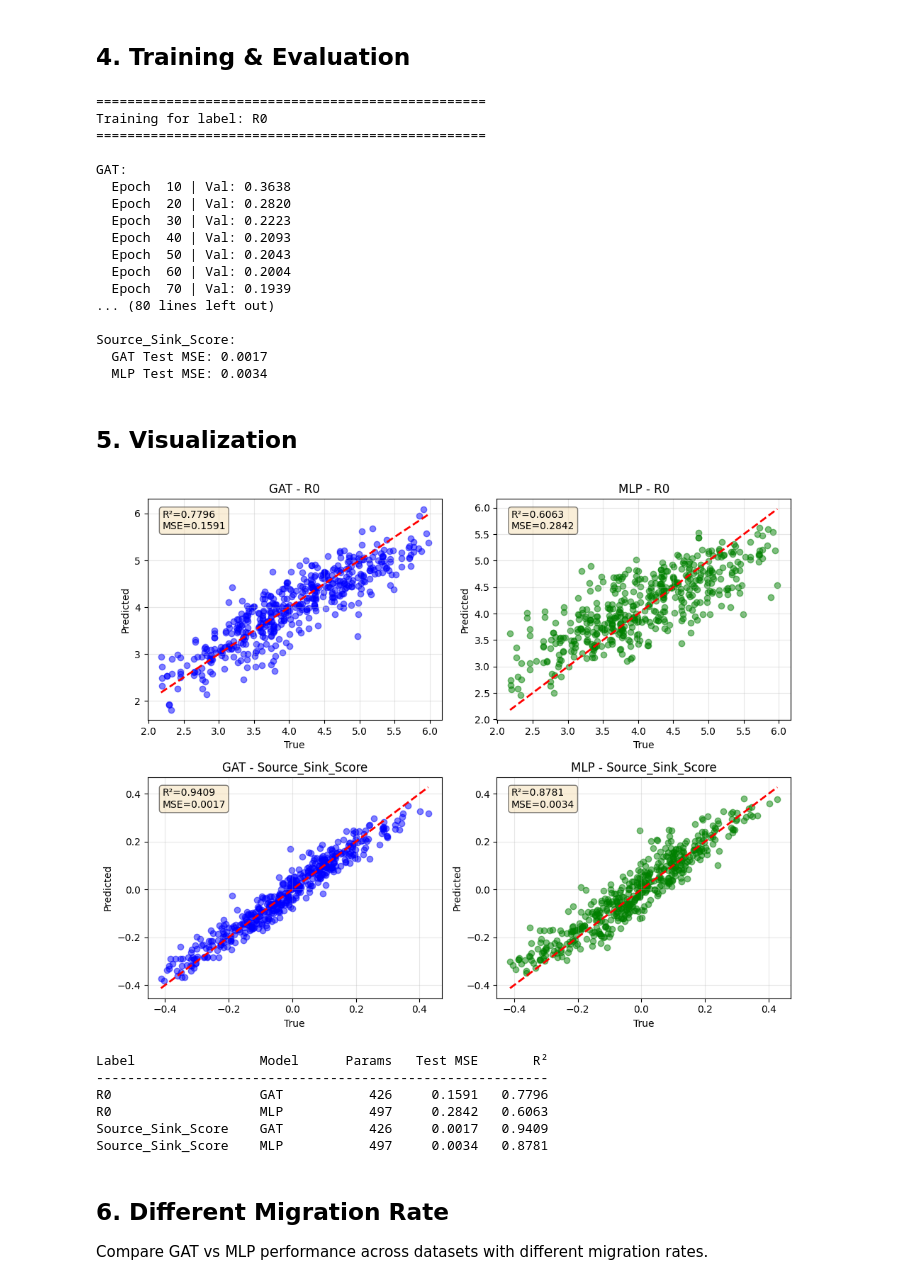
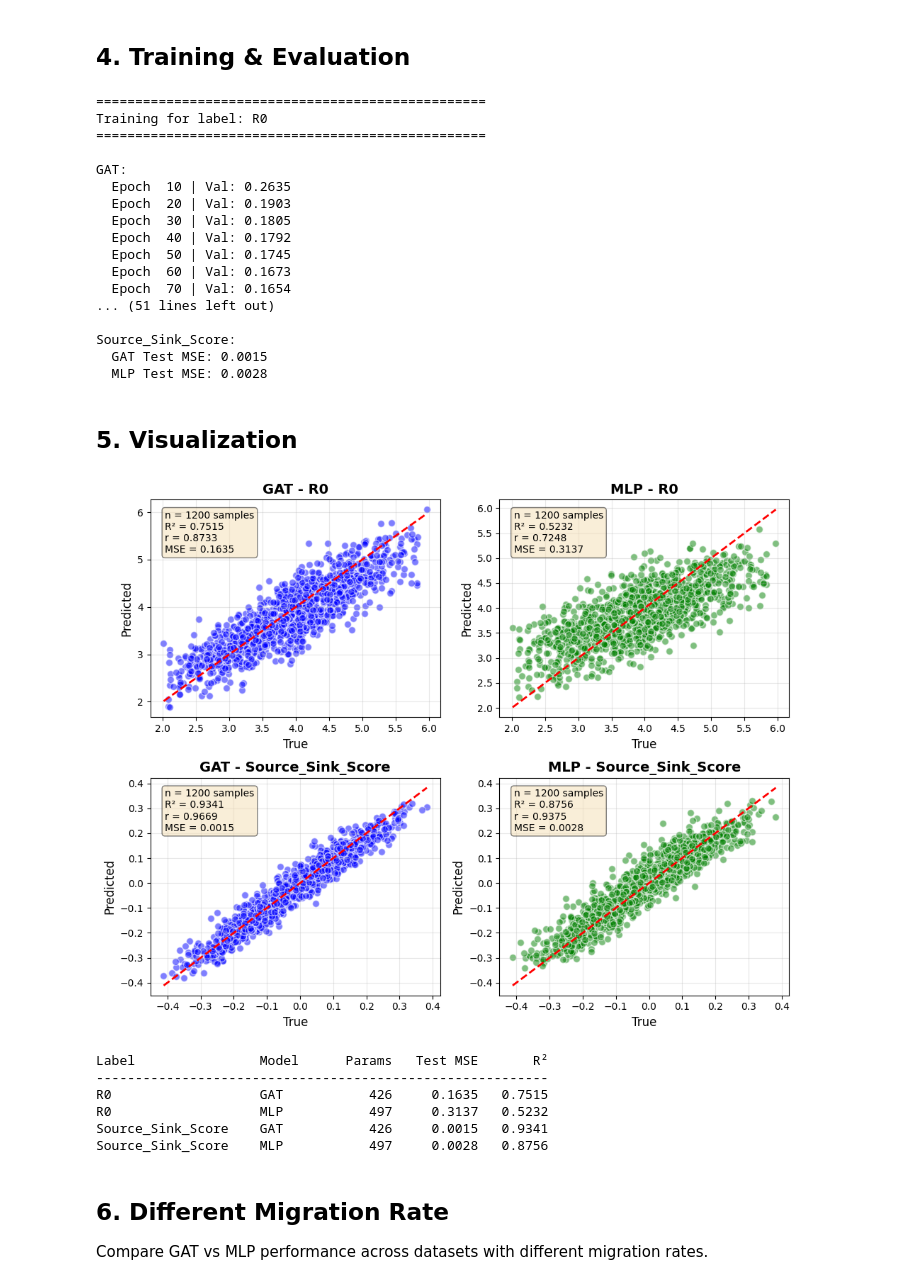
Before and after one commit to leke-lyu/STEPHY, a Jupyter notebook: 2_myGNN/node_classification.ipynb, the cells around one changed output. Saved outputs shown, nothing was run; the diff lists cells and outputs as text; code cells hidden in the pictures.

```diff
--- a/2_myGNN/node_classification.ipynb
+++ b/2_myGNN/node_classification.ipynb
@@ -31,7 +31,7 @@ print(f"Imports successful!")
 print(f"Utils loaded from: {utils_dir}")
 
 # Load graphs from CSV files
-input_folder = '/Users/lukelyu/Desktop/epidata/40_5_MM0.0025'
+input_folder = '/Users/lukelyu/Desktop/epidata/500_1_MM0.0025'
 graphs_dict = load_all_graphs(input_folder)
 graph_list_all = list(graphs_dict.values())
 
@@ -289,18 +289,18 @@ Training for label: R0
 ==================================================
 
 GAT:
-  Epoch  10 | Val: 0.3638
-  Epoch  20 | Val: 0.2820
-  Epoch  30 | Val: 0.2223
-  Epoch  40 | Val: 0.2093
-  Epoch  50 | Val: 0.2043
-  Epoch  60 | Val: 0.2004
-  Epoch  70 | Val: 0.1939
-... (80 lines left out)
+  Epoch  10 | Val: 0.2635
+  Epoch  20 | Val: 0.1903
+  Epoch  30 | Val: 0.1805
+  Epoch  40 | Val: 0.1792
+  Epoch  50 | Val: 0.1745
+  Epoch  60 | Val: 0.1673
+  Epoch  70 | Val: 0.1654
+... (51 lines left out)
 
 Source_Sink_Score:
-  GAT Test MSE: 0.0017
-  MLP Test MSE: 0.0034
+  GAT Test MSE: 0.0015
+  MLP Test MSE: 0.0028
 # %% [markdown]
 ## 5. Visualization
 # %%
@@ -308,47 +308,52 @@ Source_Sink_Score:
 fig, axes = plt.subplots(2, 2, figsize=(10, 8))
 
 model_names = ['GAT', 'MLP']  # GAT left, MLP right
 colors = {'MLP': 'green', 'GAT': 'blue'}
 
 for row, label_name in enumerate(labels):
     for col, model_name in enumerate(model_names):
         ax = axes[row, col]
         model = results[label_name][model_name]['model']
-        loss = results[label_name][model_name]['test_loss']
+        mse = results[label_name][model_name]['test_loss']
 
         preds, true_labels = get_predictions(model, test_graphs, label_name)
+        n_samples = len(preds)
         r2 = r2_score(true_labels, preds)
+        corr = np.corrcoef(true_labels, preds)[0, 1]
 
-        ax.scatter(true_labels, preds, alpha=0.5, color=colors[model_name])
+        ax.scatter(true_labels, preds, alpha=0.5, color=colors[model_name], s=50, edgecolor='white')
         ax.plot([true_labels.min(), true_labels.max()], [true_labels.min(), true_labels.max()], 'r--', lw=2)
-        ax.set_xlabel('True')
-        ax.set_ylabel('Predicted')
-        ax.set_title(f'{model_name} - {label_name}')
+        ax.set_xlabel('True', fontsize=12)
+        ax.set_ylabel('Predicted', fontsize=12)
+        ax.set_title(f'{model_name} - {label_name}', fontsize=14, fontweight='bold')
         ax.grid(True, alpha=0.3)
-        ax.text(0.05, 0.95, f'R²={r2:.4f}\nMSE={loss:.4f}', transform=ax.transAxes,
-                va='top', bbox=dict(boxstyle='round', fc='wheat', alpha=0.5))
+
+        # Stats - show n, R², r, MSE
+        stats = f'n = {n_samples} samples\nR² = {r2:.4f}\nr = {corr:.4f}\nMSE = {mse:.4f}'
+        ax.text(0.05, 0.95, stats, transform=ax.transAxes, va='top', fontsize=10,
+                bbox=dict(boxstyle='round', fc='wheat', alpha=0.5))
 
 plt.tight_layout()
 plt.show()
 
 # Summary table
 print(f"\n{'Label':<20} {'Model':<8} {'Params':>8} {'Test MSE':>10} {'R²':>8}")
 print("-"*58)
 for label_name in labels:
     for model_name in model_names:
         model = results[label_name][model_name]['model']
         loss = results[label_name][model_name]['test_loss']
         preds, true_labels = get_predictions(model, test_graphs, label_name)
         params = sum(p.numel() for p in model.parameters())
         print(f"{label_name:<20} {model_name:<8} {params:>8} {loss:>10.4f} {r2_score(true_labels, preds):>8.4f}")
 # %% [output]
-[figure, old version]
+[figure, new version]
 Label                Model      Params   Test MSE       R²
 ----------------------------------------------------------
-R0                   GAT           426     0.1591   0.7796
-R0                   MLP           497     0.2842   0.6063
-Source_Sink_Score    GAT           426     0.0017   0.9409
-Source_Sink_Score    MLP           497     0.0034   0.8781
+R0                   GAT           426     0.1635   0.7515
+R0                   MLP           497     0.3137   0.5232
+Source_Sink_Score    GAT           426     0.0015   0.9341
+Source_Sink_Score    MLP           497     0.0028   0.8756
 # %% [markdown]
 ## 6. Different Migration Rate
 
```
Also changed, not shown: parts of 4 cells of this notebook, 19 other files.
